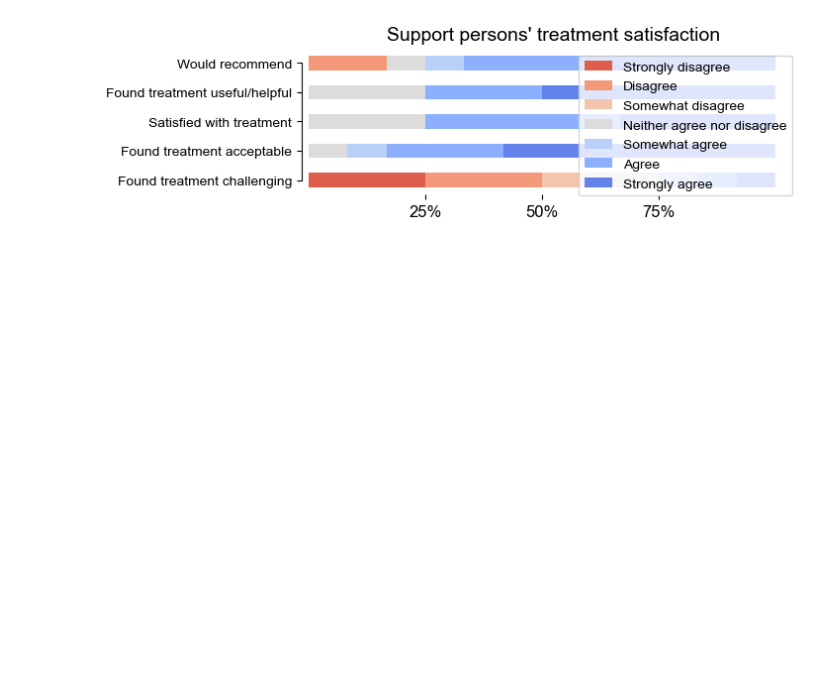
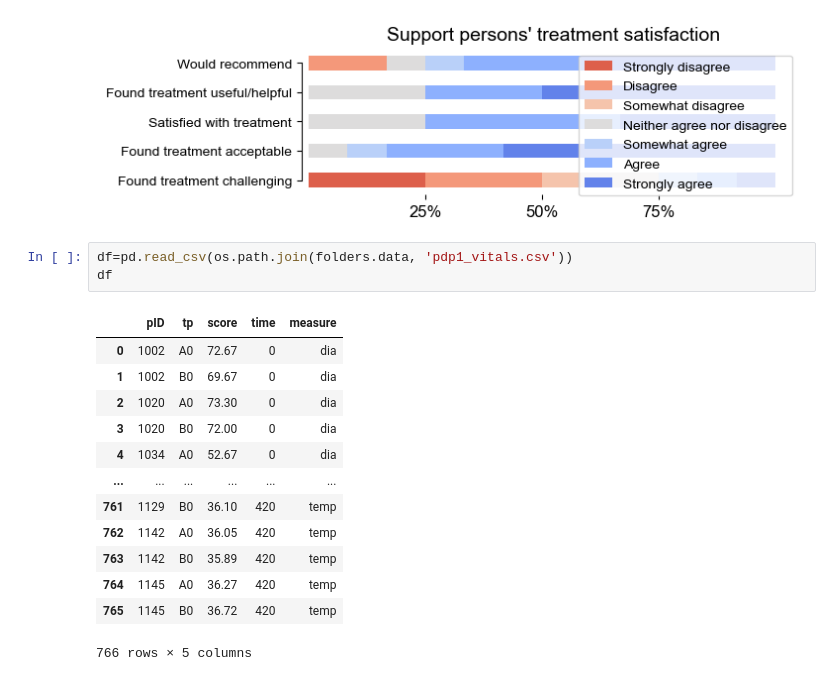
Before and after one commit to szb37/PDP1, a Jupyter notebook: reproduce.ipynb, the cells around one changed output. Saved outputs shown, nothing was run; the diff lists cells and outputs as text; blank space fills up the shorter version.

```diff
--- a/reproduce.ipynb
+++ b/reproduce.ipynb
@@ -207,3 +207,20 @@ plots.Controllers.make_tsq(
     out_dir=folders.tsq)
 # %% [output]
 [figure]
+# %%
+df=pd.read_csv(os.path.join(folders.data, 'pdp1_vitals.csv'))
+df
+# %% [output]
+|  | pID | tp | score | time | measure |
+| 0 | 1002 | A0 | 72.67 | 0 | dia |
+| 1 | 1002 | B0 | 69.67 | 0 | dia |
+| 2 | 1020 | A0 | 73.30 | 0 | dia |
+| 3 | 1020 | B0 | 72.00 | 0 | dia |
+| 4 | 1034 | A0 | 52.67 | 0 | dia |
+| ... | ... | ... | ... | ... | ... |
+| 761 | 1129 | B0 | 36.10 | 420 | temp |
+| 762 | 1142 | A0 | 36.05 | 420 | temp |
+| 763 | 1142 | B0 | 35.89 | 420 | temp |
+| 764 | 1145 | A0 | 36.27 | 420 | temp |
+| 765 | 1145 | B0 | 36.72 | 420 | temp |
+766 rows × 5 columns
```
Also changed, not shown: 5 other files.
